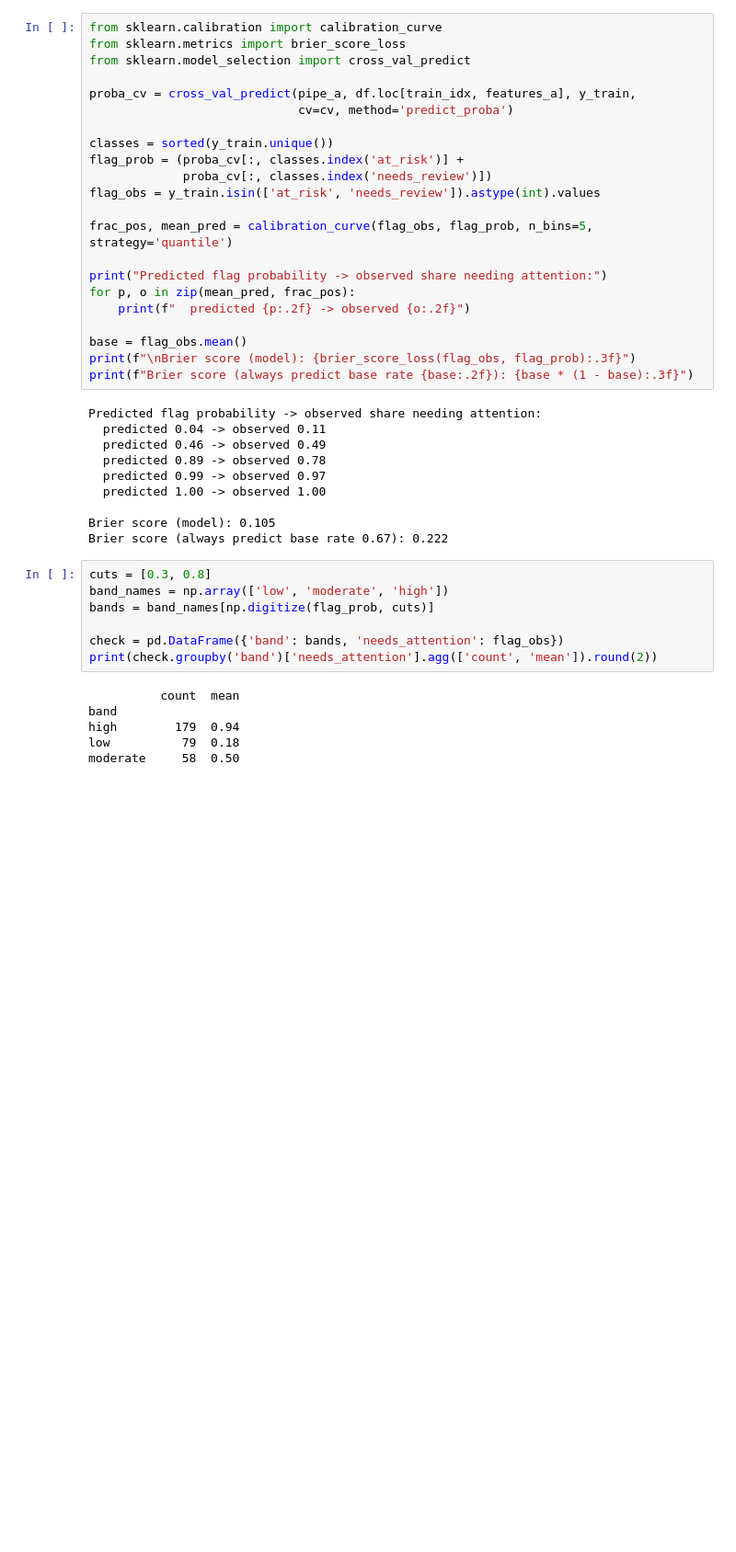
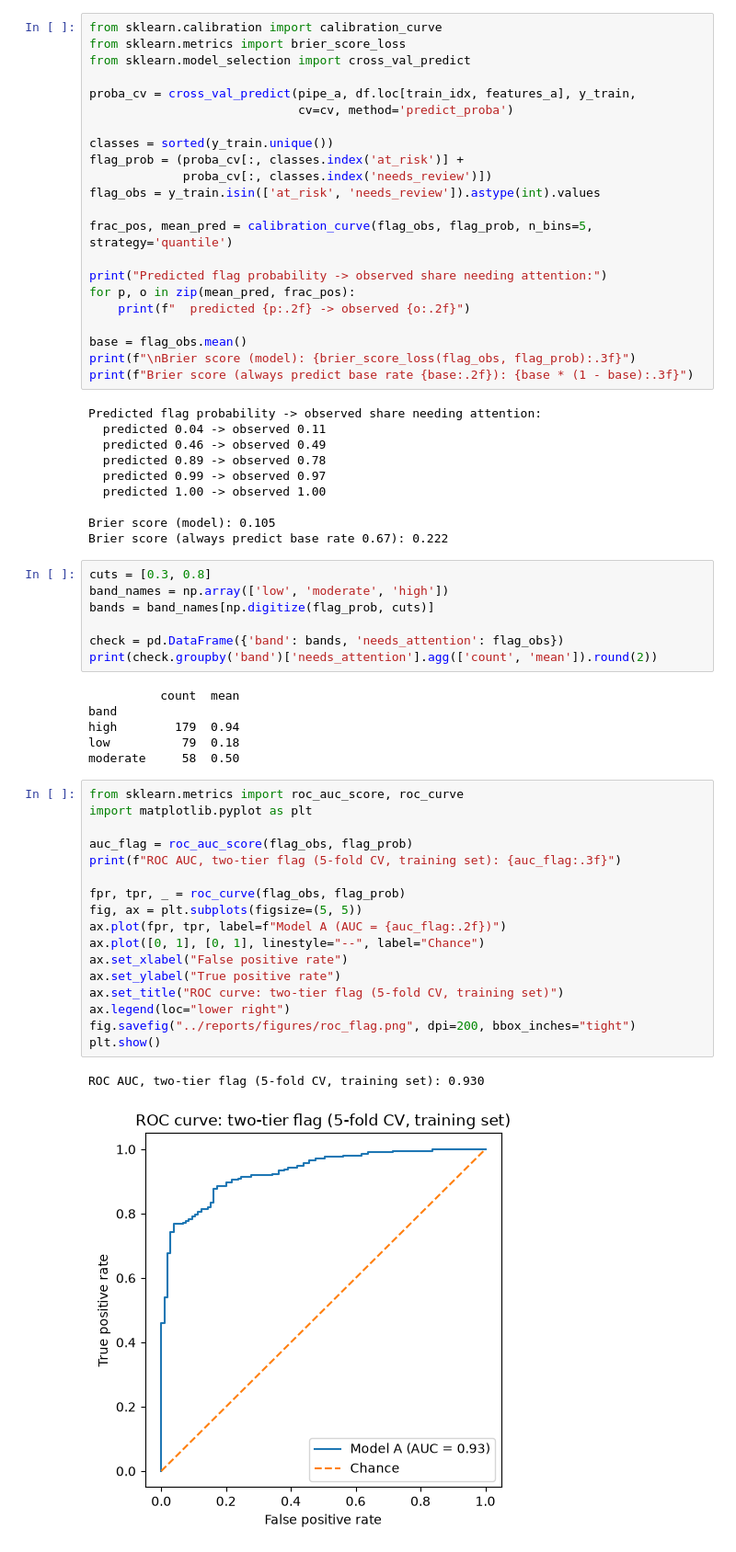
Before and after one commit to TaskM4ster/CAMPUSPHERE---SPI, a Jupyter notebook: notebooks/01_data_exploration.ipynb, the cells around one changed output. Shown at 92% size. Drawn from its saved outputs; the diff is of its cells as text; blank space fills up the shorter version.

Commit message:
Save notebook with ROC, confusion matrix, and figure cells

```diff
--- a/notebooks/01_data_exploration.ipynb
+++ b/notebooks/01_data_exploration.ipynb
@@ -615,3 +599,23 @@ band
 high        179  0.94
 low          79  0.18
 moderate     58  0.50
+# %%
+from sklearn.metrics import roc_auc_score, roc_curve
+import matplotlib.pyplot as plt
+
+auc_flag = roc_auc_score(flag_obs, flag_prob)
+print(f"ROC AUC, two-tier flag (5-fold CV, training set): {auc_flag:.3f}")
+
+fpr, tpr, _ = roc_curve(flag_obs, flag_prob)
+fig, ax = plt.subplots(figsize=(5, 5))
+ax.plot(fpr, tpr, label=f"Model A (AUC = {auc_flag:.2f})")
+ax.plot([0, 1], [0, 1], linestyle="--", label="Chance")
+ax.set_xlabel("False positive rate")
+ax.set_ylabel("True positive rate")
+ax.set_title("ROC curve: two-tier flag (5-fold CV, training set)")
+ax.legend(loc="lower right")
+fig.savefig("../reports/figures/roc_flag.png", dpi=200, bbox_inches="tight")
+plt.show()
+# %% [output]
+ROC AUC, two-tier flag (5-fold CV, training set): 0.930
+[figure, added]
```
Also changed, not shown: parts of 4 cells of this notebook.
